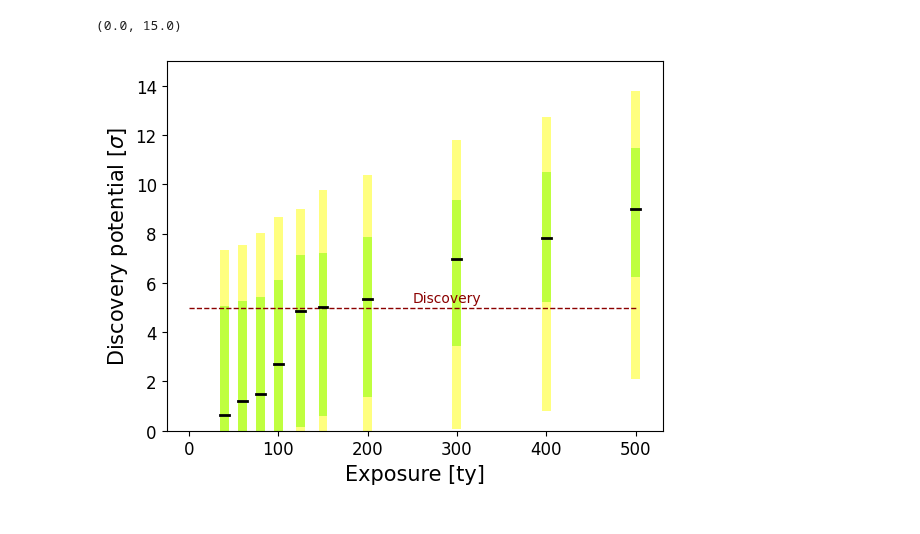
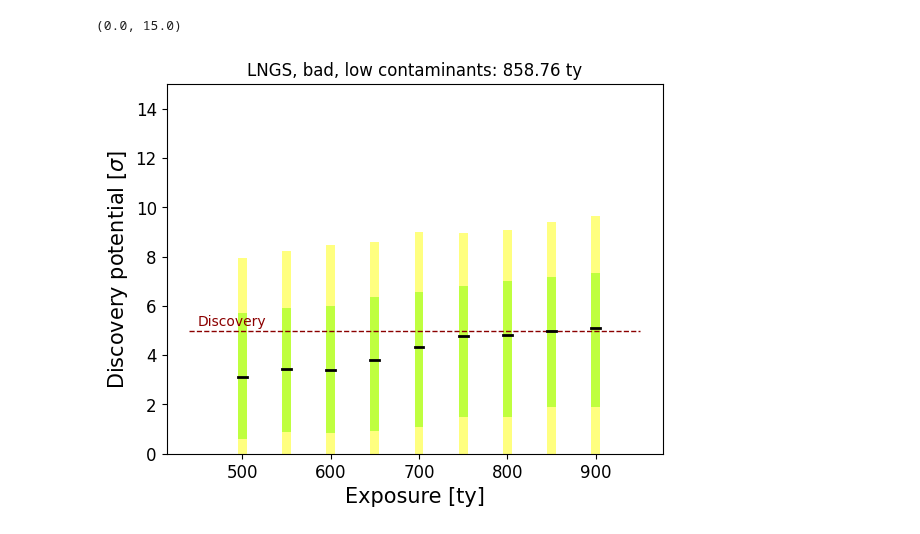
Before and after one commit to robertsjames/FlameFitSimple, a Jupyter notebook: analyses/CEvNS_discovery/discovery_vs_exposure.ipynb, the cells around one changed output. Saved outputs shown, nothing was run; the diff lists cells and outputs as text; code cells hidden in the pictures.

```diff
--- a/analyses/CEvNS_discovery/discovery_vs_exposure.ipynb
+++ b/analyses/CEvNS_discovery/discovery_vs_exposure.ipynb
@@ -24,0 +86,2 @@ exposures_dict = {'40ty': 40, '60ty': 60, '80ty': 80,
+# %%
+expsoures, bands = get_disco_bands(directory='outputs/CEvNS_disco/LNGS_good_high')
@@ -24,0 +127,2 @@ exposures_dict = {'40ty': 40, '60ty': 60, '80ty': 80,
+# %%
+expsoures, bands = get_disco_bands(directory='outputs/CEvNS_disco/SURF_good_low')
@@ -24,0 +168,2 @@ exposures_dict = {'40ty': 40, '60ty': 60, '80ty': 80,
+# %%
+expsoures, bands = get_disco_bands(directory='outputs/CEvNS_disco/SURF_good_high')
@@ -25,37 +209,41 @@ exposures_dict = {'40ty': 40, '60ty': 60, '80ty': 80,
 # %%
-expsoures = []
-bands = []
-for exposure_key, exposure_value in exposures_dict.items():
-    expsoures.append(exposure_value)
-    bands.append(get_disco_bands(exposure=exposure_key))
+expsoures, bands = get_disco_bands(directory='outputs/CEvNS_disco/LNGS_bad_low')
 # %%
 delta = 5
 
-plt.hlines(5., 0., 500., color='darkred', linestyle='--', linewidth=1)
-plt.text(250, 5.2, 'Discovery', color='darkred')
+plt.hlines(5., 440., 950., color='darkred', linestyle='--', linewidth=1)
+plt.text(450, 5.2, 'Discovery', color='darkred')
 
+medians = dict()
 for exposure, band in zip(expsoures, bands):
 
     plt.plot([exposure-delta, exposure+delta],
              2*[band[0]],
              color='k', linewidth=2)
     plt.fill_between([exposure-delta, exposure+delta],
                      2*[band[-1]], 2*[band[1]],
                      facecolor='#00ff00', alpha=0.5)
     plt.fill_between([exposure-delta, exposure+delta],
                      2*[band[-2]], 2*[band[2]],
                      facecolor='#ffff00', alpha=0.5)
 
+    medians[exposure] = band[0]
+
+medians = collections.OrderedDict(sorted(medians.items()))
+exposures = list(medians.keys())
+meds = list(medians.values())
+crossing = get_crossing(exposures, meds)
 
 plt.xlabel("Exposure [ty]")
 plt.ylabel("Discovery potential [$\sigma$]")
+plt.title(f"LNGS, bad, low contaminants: {crossing:.2f} ty")
 plt.xticks(fontsize=12)
 plt.yticks(fontsize=12)
 ax = plt.gca()
 ax.xaxis.get_label().set_fontsize(15)
 ax.yaxis.get_label().set_fontsize(15)
 
 plt.ylim (0., 15.)
 # %% [output]
 (0.0, 15.0)
-[figure, old version]
+[figure, new version]
```
Also changed, not shown: parts of 15 cells of this notebook, 7 other files.
